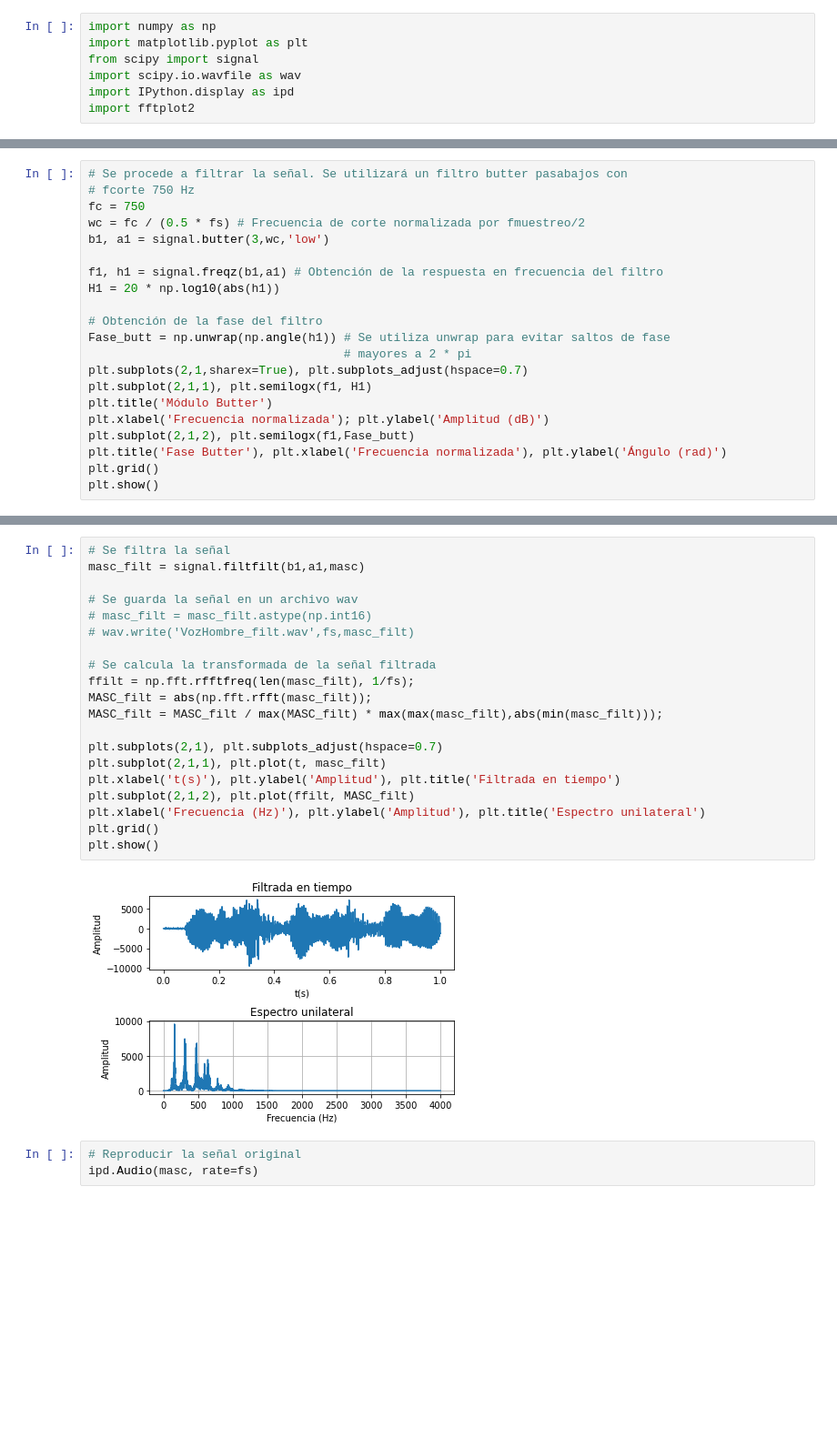
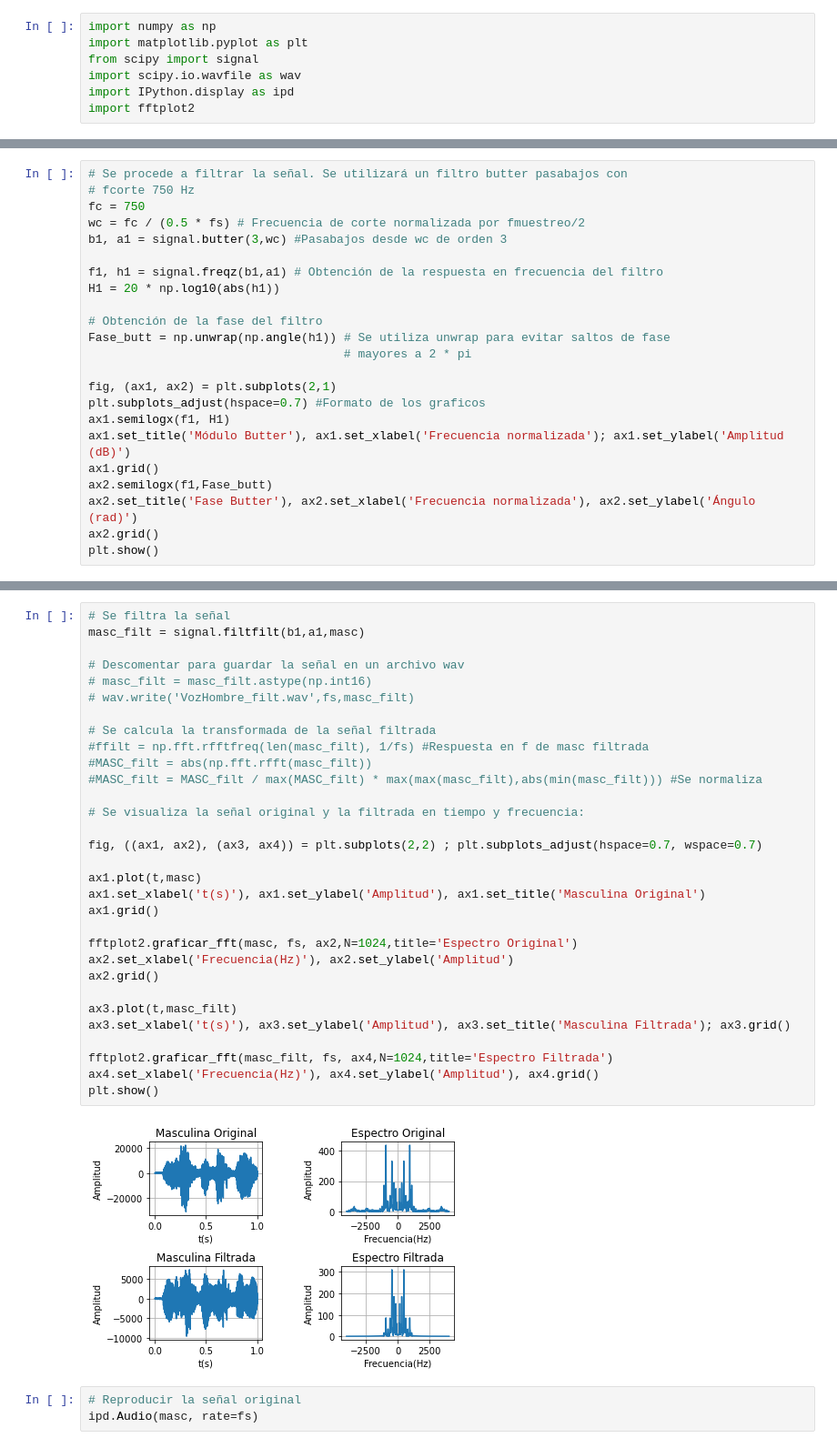
Before and after one commit to martin-nct/sys_untref, a Jupyter notebook: TP2PARTE4.ipynb, the cells around one changed output, grey strips where cells are left out. Shown at 91% size. Cells and saved outputs as stored; diff of their text form; blank space fills up the shorter version.

```diff
--- a/TP2PARTE4.ipynb
+++ b/TP2PARTE4.ipynb
@@ -40,7 +27,7 @@ ax2.grid()
 # fcorte 750 Hz
 fc = 750
 wc = fc / (0.5 * fs) # Frecuencia de corte normalizada por fmuestreo/2
-b1, a1 = signal.butter(3,wc,'low')
+b1, a1 = signal.butter(3,wc) #Pasabajos desde wc de orden 3
 
 f1, h1 = signal.freqz(b1,a1) # Obtención de la respuesta en frecuencia del filtro
 H1 = 20 * np.log10(abs(h1))
@@ -48,12 +35,14 @@ H1 = 20 * np.log10(abs(h1))
 # Obtención de la fase del filtro
 Fase_butt = np.unwrap(np.angle(h1)) # Se utiliza unwrap para evitar saltos de fase
                                     # mayores a 2 * pi
-plt.subplots(2,1,sharex=True), plt.subplots_adjust(hspace=0.7)
-plt.subplot(2,1,1), plt.semilogx(f1, H1)
-plt.title('Módulo Butter')
-plt.xlabel('Frecuencia normalizada'); plt.ylabel('Amplitud (dB)')
-plt.subplot(2,1,2), plt.semilogx(f1,Fase_butt)
-plt.title('Fase Butter'), plt.xlabel('Frecuencia normalizada'), plt.ylabel('Ángulo (rad)')
-plt.grid()
+
+fig, (ax1, ax2) = plt.subplots(2,1)
+plt.subplots_adjust(hspace=0.7) #Formato de los graficos
+ax1.semilogx(f1, H1)
+ax1.set_title('Módulo Butter'), ax1.set_xlabel('Frecuencia normalizada'); ax1.set_ylabel('Amplitud (dB)')
+ax1.grid()
+ax2.semilogx(f1,Fase_butt)
+ax2.set_title('Fase Butter'), ax2.set_xlabel('Frecuencia normalizada'), ax2.set_ylabel('Ángulo (rad)')
+ax2.grid()
 plt.show()
 # %% [output]
@@ -83,25 +87,36 @@ plot_impz(b1,a1) # Respuesta impulsiva del filtro Butter
 # %%
 # Se filtra la señal
 masc_filt = signal.filtfilt(b1,a1,masc)
 
-# Se guarda la señal en un archivo wav
+# Descomentar para guardar la señal en un archivo wav
 # masc_filt = masc_filt.astype(np.int16)
 # wav.write('VozHombre_filt.wav',fs,masc_filt)
 
 # Se calcula la transformada de la señal filtrada
-ffilt = np.fft.rfftfreq(len(masc_filt), 1/fs);
-MASC_filt = abs(np.fft.rfft(masc_filt));
-MASC_filt = MASC_filt / max(MASC_filt) * max(max(masc_filt),abs(min(masc_filt)));
+#ffilt = np.fft.rfftfreq(len(masc_filt), 1/fs) #Respuesta en f de masc filtrada
+#MASC_filt = abs(np.fft.rfft(masc_filt))
+#MASC_filt = MASC_filt / max(MASC_filt) * max(max(masc_filt),abs(min(masc_filt))) #Se normaliza
 
-plt.subplots(2,1), plt.subplots_adjust(hspace=0.7)
-plt.subplot(2,1,1), plt.plot(t, masc_filt)
-plt.xlabel('t(s)'), plt.ylabel('Amplitud'), plt.title('Filtrada en tiempo')
-plt.subplot(2,1,2), plt.plot(ffilt, MASC_filt)
-plt.xlabel('Frecuencia (Hz)'), plt.ylabel('Amplitud'), plt.title('Espectro unilateral')
-plt.grid()
+# Se visualiza la señal original y la filtrada en tiempo y frecuencia:
+
+fig, ((ax1, ax2), (ax3, ax4)) = plt.subplots(2,2) ; plt.subplots_adjust(hspace=0.7, wspace=0.7)
+
+ax1.plot(t,masc)
+ax1.set_xlabel('t(s)'), ax1.set_ylabel('Amplitud'), ax1.set_title('Masculina Original')
+ax1.grid()
+
+fftplot2.graficar_fft(masc, fs, ax2,N=1024,title='Espectro Original')
+ax2.set_xlabel('Frecuencia(Hz)'), ax2.set_ylabel('Amplitud')
+ax2.grid()
+
+ax3.plot(t,masc_filt)
+ax3.set_xlabel('t(s)'), ax3.set_ylabel('Amplitud'), ax3.set_title('Masculina Filtrada'); ax3.grid()
+
+fftplot2.graficar_fft(masc_filt, fs, ax4,N=1024,title='Espectro Filtrada')
+ax4.set_xlabel('Frecuencia(Hz)'), ax4.set_ylabel('Amplitud'), ax4.grid()
 plt.show()
 # %% [output]
-[figure, old version]
+[figure, new version]
 # %%
 # Reproducir la señal original
 ipd.Audio(masc, rate=fs)
```
Also changed, not shown: parts of 18 cells of this notebook.
